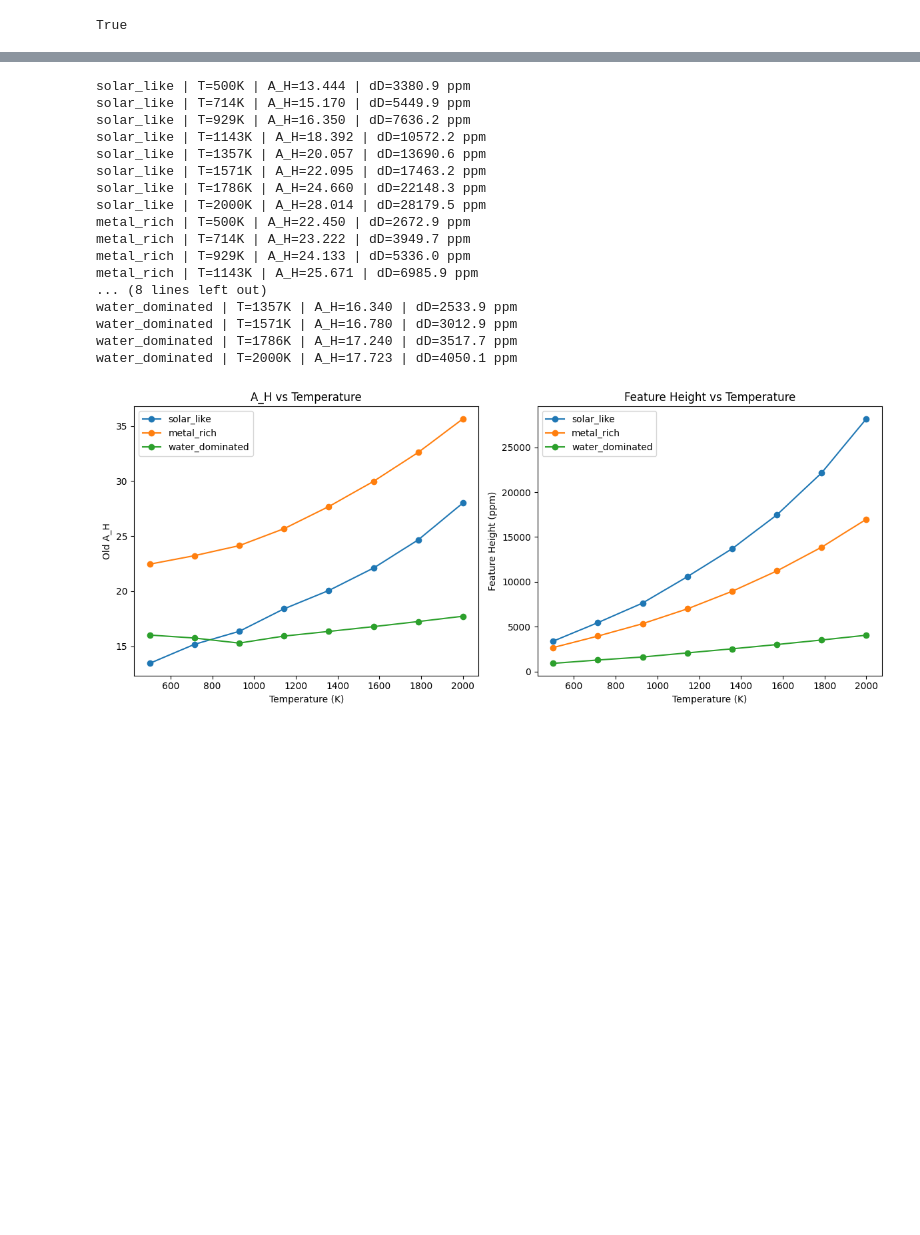
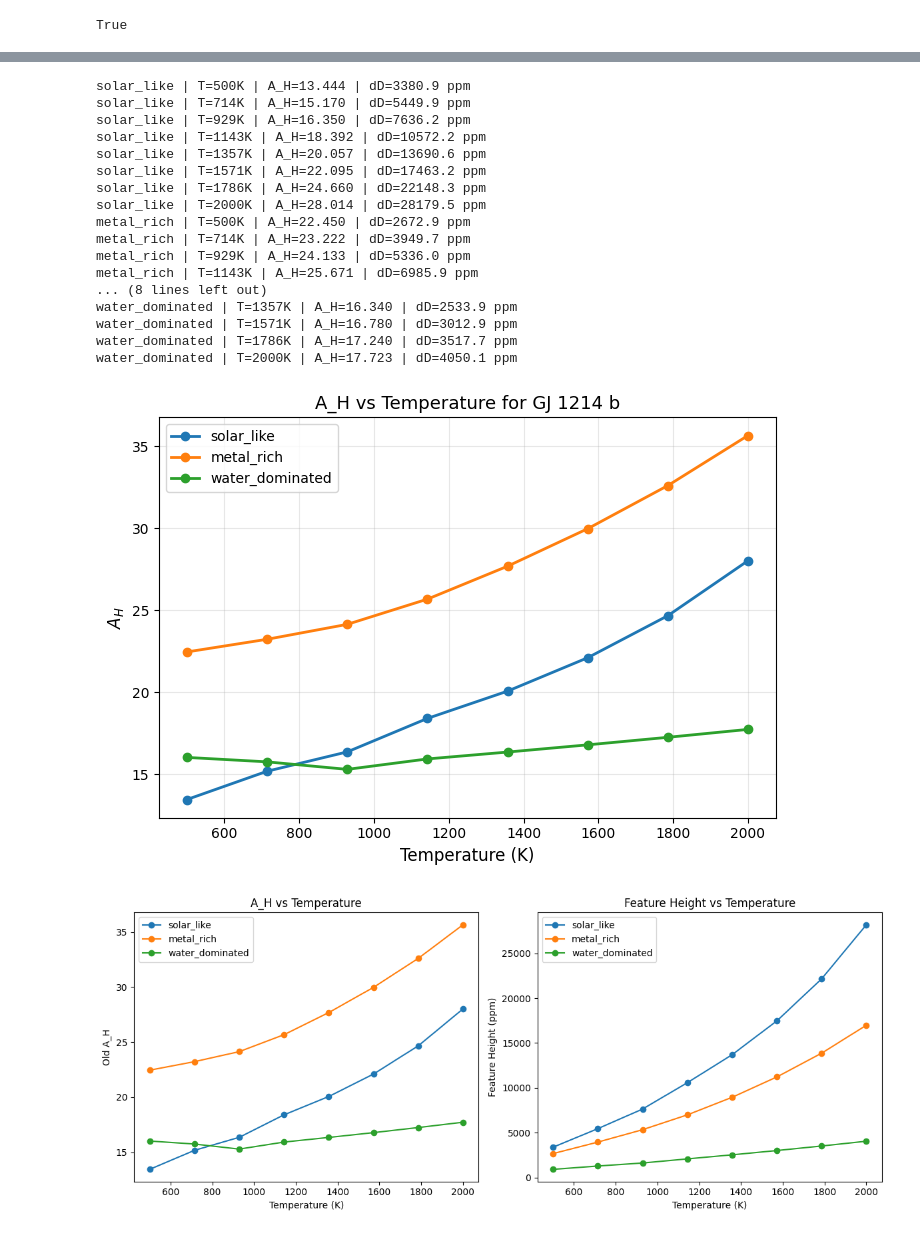
Before and after one commit to JackDavidMaher/Group-Studies---Exoplanets, a Jupyter notebook: Notebooks/Evelyn.ipynb, the cells around one changed output, grey strips where cells are left out. Saved outputs shown, nothing was run; the diff lists cells and outputs as text; code cells hidden in the pictures; blank space fills up the shorter version.

```diff
--- a/Notebooks/Evelyn.ipynb
+++ b/Notebooks/Evelyn.ipynb
@@ -271,6 +344,35 @@ def run_experiment():
             print(f"{comp} | T={Tp:.0f}K | A_H={AH:.3f} | dD={delta_D:.1f} ppm")
 
 
+
+    # ==========================================
+    # Intermittent Plot: A_H vs Temperature
+    # For GJ 1214 b only
+    # ==========================================
+
+    plt.figure(figsize=(7,5))
+
+    for comp in composition_types:
+        plt.plot(
+            temperature_grid,
+            AH_results[comp],
+            marker='o',
+            linewidth=2,
+            label=comp
+        )
+
+    plt.xlabel("Temperature (K)", fontsize=12)
+    plt.ylabel(r"$A_H$", fontsize=12)
+    plt.title("A_H vs Temperature for GJ 1214 b", fontsize=13)
+    plt.grid(alpha=0.3)
+    plt.legend()
+    plt.tight_layout()
+    plt.show()
+
+
+
+
+
     plt.figure(figsize=(12,5))
 
     # ---- Left Panel: A_H ----
@@ -301,31 +403,32 @@ def run_experiment():
     plt.show()
 
 
 
 # ===============================
 # MAIN
 # ===============================
 
 if __name__ == "__main__":
     start = time.time()
     run_experiment()
     print("Elapsed time:", time.time() - start, "seconds")
 # %% [output]
 solar_like | T=500K | A_H=13.444 | dD=3380.9 ppm
 solar_like | T=714K | A_H=15.170 | dD=5449.9 ppm
 solar_like | T=929K | A_H=16.350 | dD=7636.2 ppm
 solar_like | T=1143K | A_H=18.392 | dD=10572.2 ppm
 solar_like | T=1357K | A_H=20.057 | dD=13690.6 ppm
 solar_like | T=1571K | A_H=22.095 | dD=17463.2 ppm
 solar_like | T=1786K | A_H=24.660 | dD=22148.3 ppm
 solar_like | T=2000K | A_H=28.014 | dD=28179.5 ppm
 metal_rich | T=500K | A_H=22.450 | dD=2672.9 ppm
 metal_rich | T=714K | A_H=23.222 | dD=3949.7 ppm
 metal_rich | T=929K | A_H=24.133 | dD=5336.0 ppm
 metal_rich | T=1143K | A_H=25.671 | dD=6985.9 ppm
 ... (8 lines left out)
 water_dominated | T=1357K | A_H=16.340 | dD=2533.9 ppm
 water_dominated | T=1571K | A_H=16.780 | dD=3012.9 ppm
 water_dominated | T=1786K | A_H=17.240 | dD=3517.7 ppm
 water_dominated | T=2000K | A_H=17.723 | dD=4050.1 ppm
-[figure, old version]
+[figure, new version]
+[figure, added]
```
Also changed, not shown: parts of 2 cells of this notebook, 1 other file.
